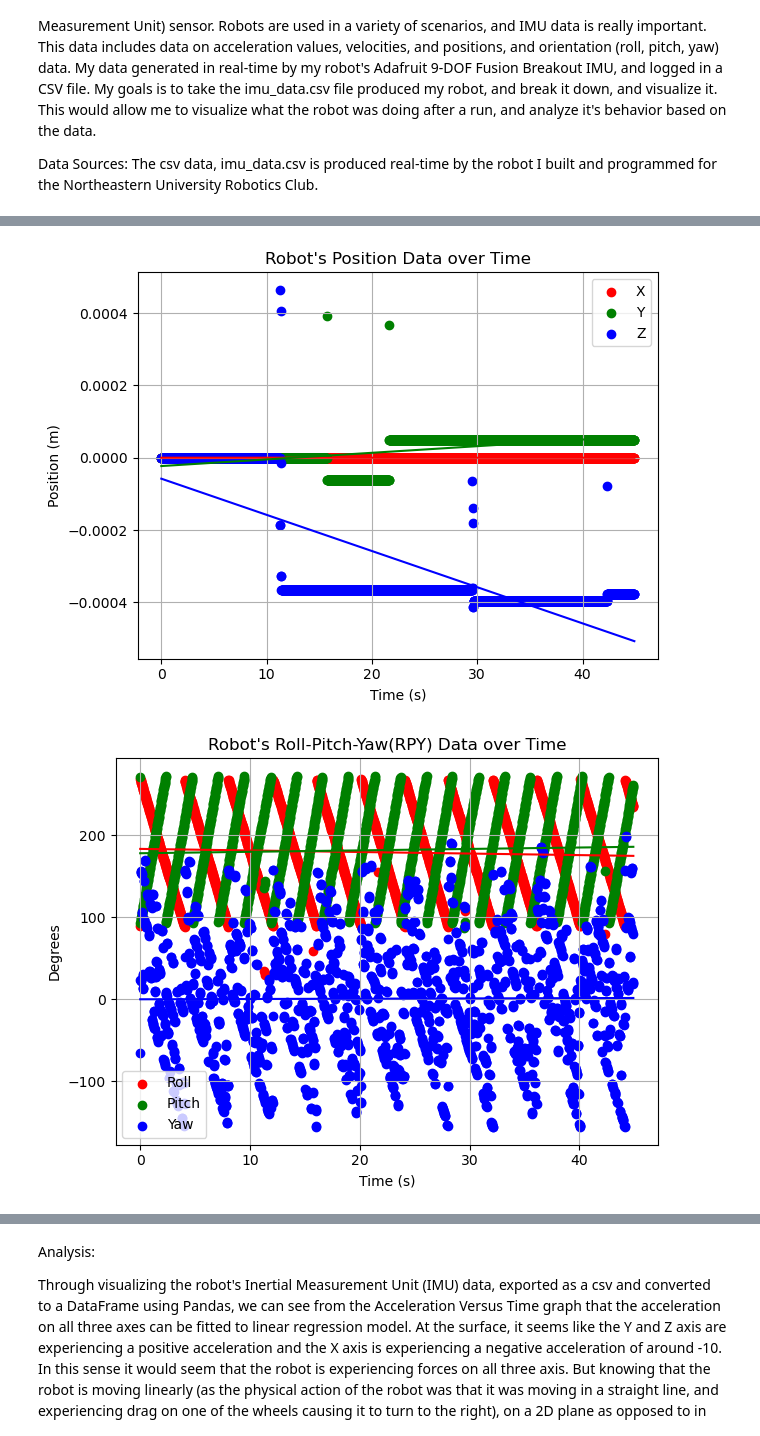
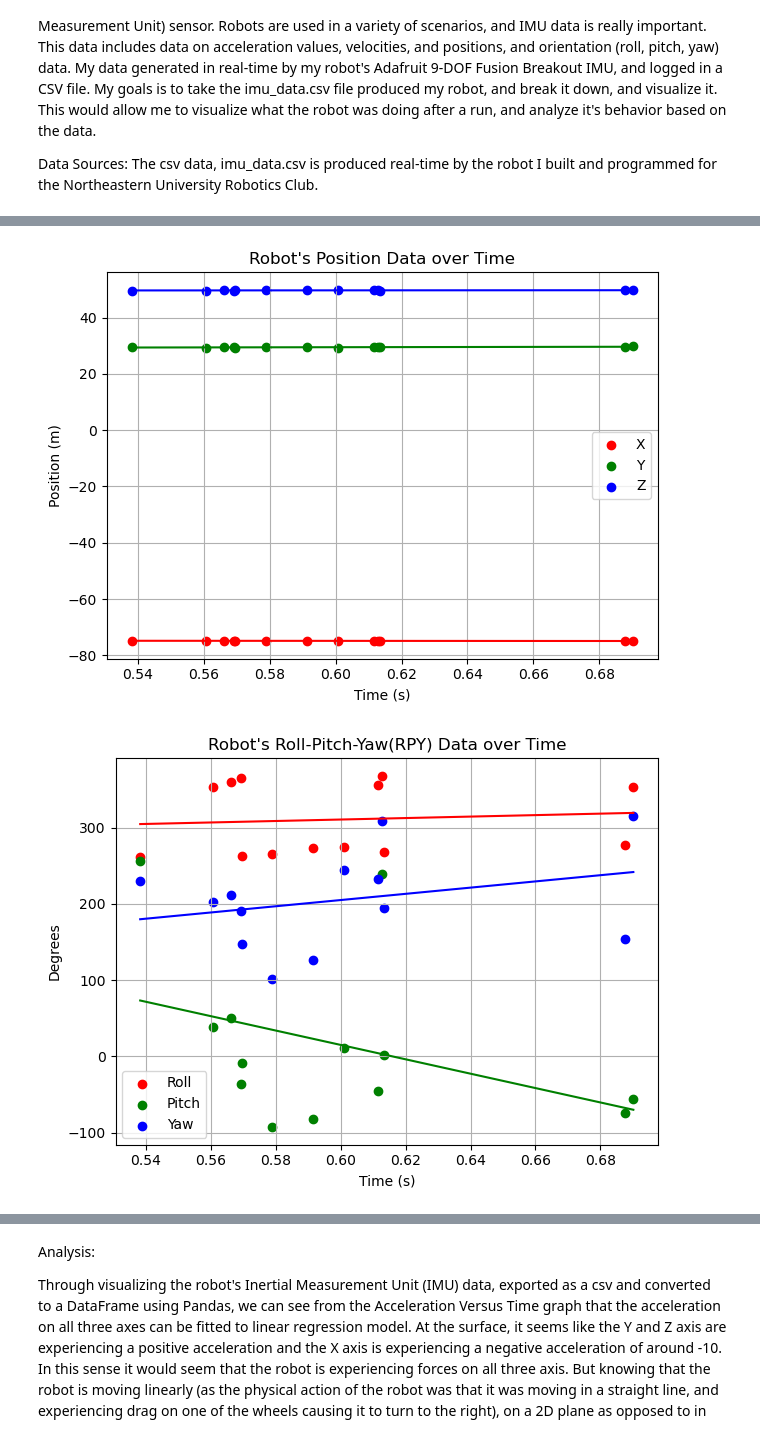
Before and after one commit to ArcKnight01/NURobotics-London-Robot, a Jupyter notebook: Plotting.ipynb, the cells around one changed output, grey strips where cells are left out. Saved outputs shown, nothing was run; the diff lists cells and outputs as text; code cells hidden in the pictures.

```diff
--- a/Plotting.ipynb
+++ b/Plotting.ipynb
@@ -21,7 +21,7 @@ model = LinearRegression(fit_intercept=True)
 
 #Get csv data from robot, and put it into a pandas dataframe
 #headers are: ['Time','AccelX', 'AccelY','AccelZ', 'VelX', 'VelY', 'VelZ', 'PosX', 'PosY', 'PosZ', 'Roll', 'Pitch', 'Yaw']
-df = pd.read_csv("./imu_data.csv", sep =',')
+df = pd.read_csv("./imu_data1.csv", sep =',')
 
 #sort the values by time in ascending order, as for some reason the data gets jumbled when outputted to the csv from the robot.
 df.sort_values("Time", ascending=True, inplace=True)
@@ -223,2 +223,2 @@ plt.show()
-[figure, old version]
+[figure, new version]
-[figure, old version]
+[figure, new version]
```
Also changed, not shown: parts of 1 cell of this notebook, 1 other file.
